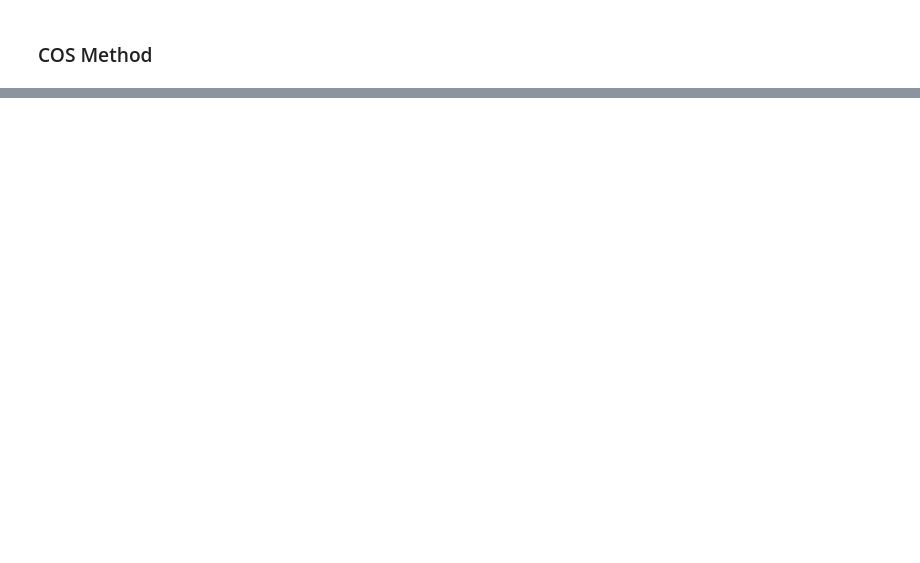
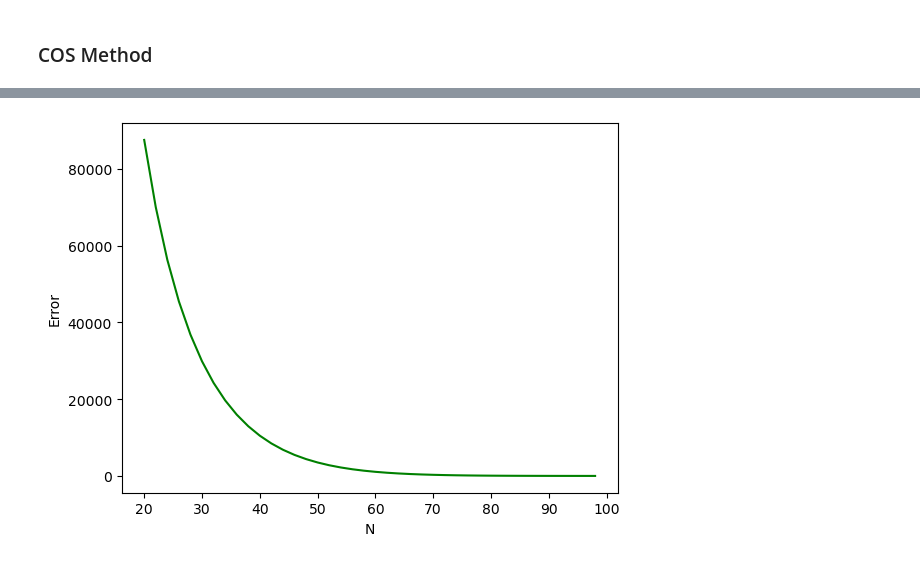
Before and after one commit to NitaiNijholt/ComputationalFinance, a Jupyter notebook: Assignments/Assignment3/Assignment3.ipynb, the cells around one changed output, grey strips where cells are left out. Drawn from its saved outputs; the diff is of its cells as text; code cells hidden in the pictures; blank space fills up the shorter version.

```diff
--- a/Assignments/Assignment3/Assignment3.ipynb
+++ b/Assignments/Assignment3/Assignment3.ipynb
@@ -200,0 +247,13 @@ option_price_fourier(K, r, vol, T, a, b, 64, x)
+# %%
+N = np.arange(20, 100, 2)
+S0 = 120
+K = 110
+option_price = []
+for n in N:
+    option_price.append(option_price_fourier(K, r, vol, T, -12, 12, n, np.log(S0/K)))
+plt.plot(N, np.abs(option_price - blackScholes(S0, K, 0, T, r, vol, option_type = "call")[0]), "g")
+plt.xlabel("N")
+plt.ylabel("Error")
+plt.show()
+# %% [output]
+[figure, added]
```
Also changed, not shown: parts of 10 cells of this notebook.
